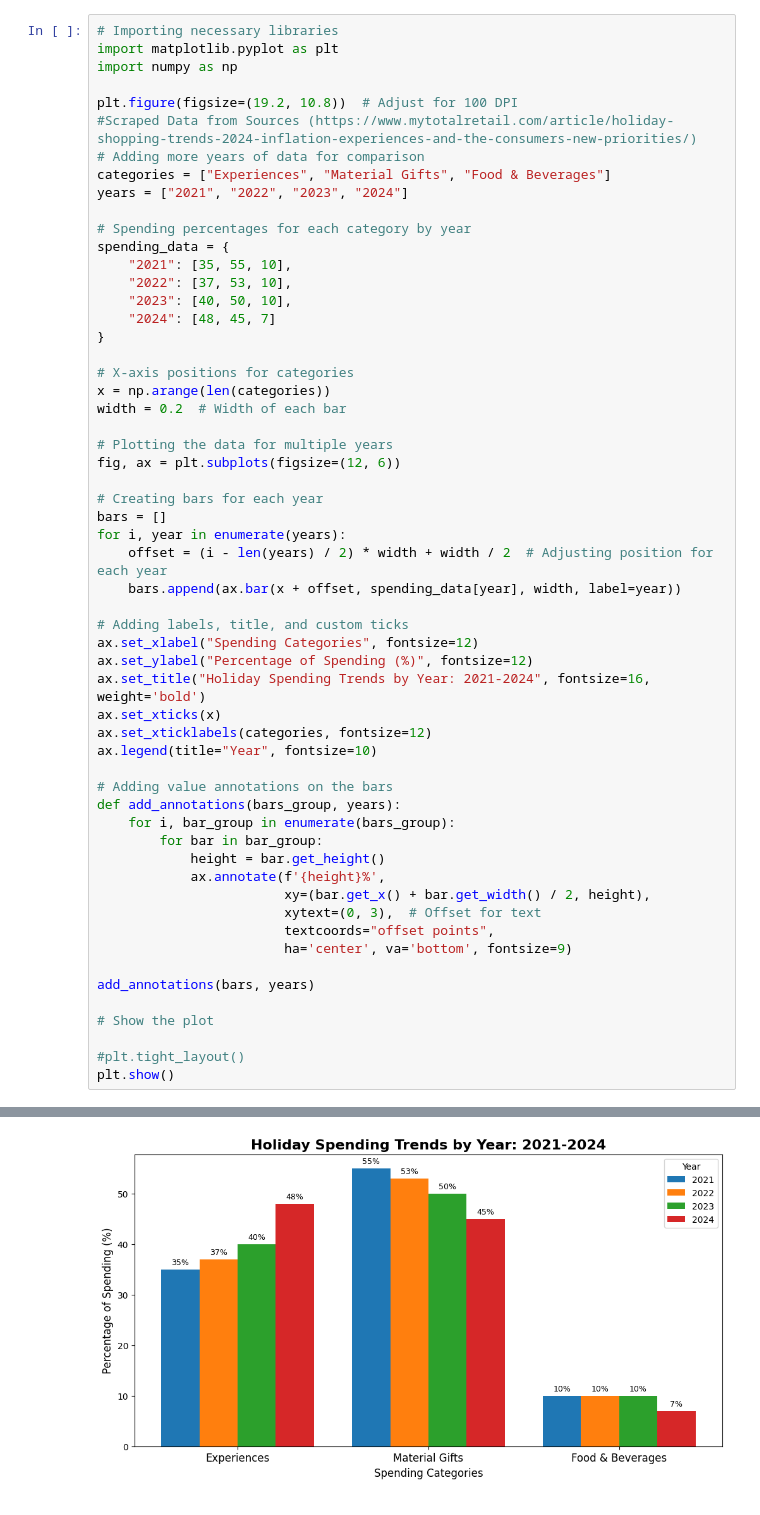
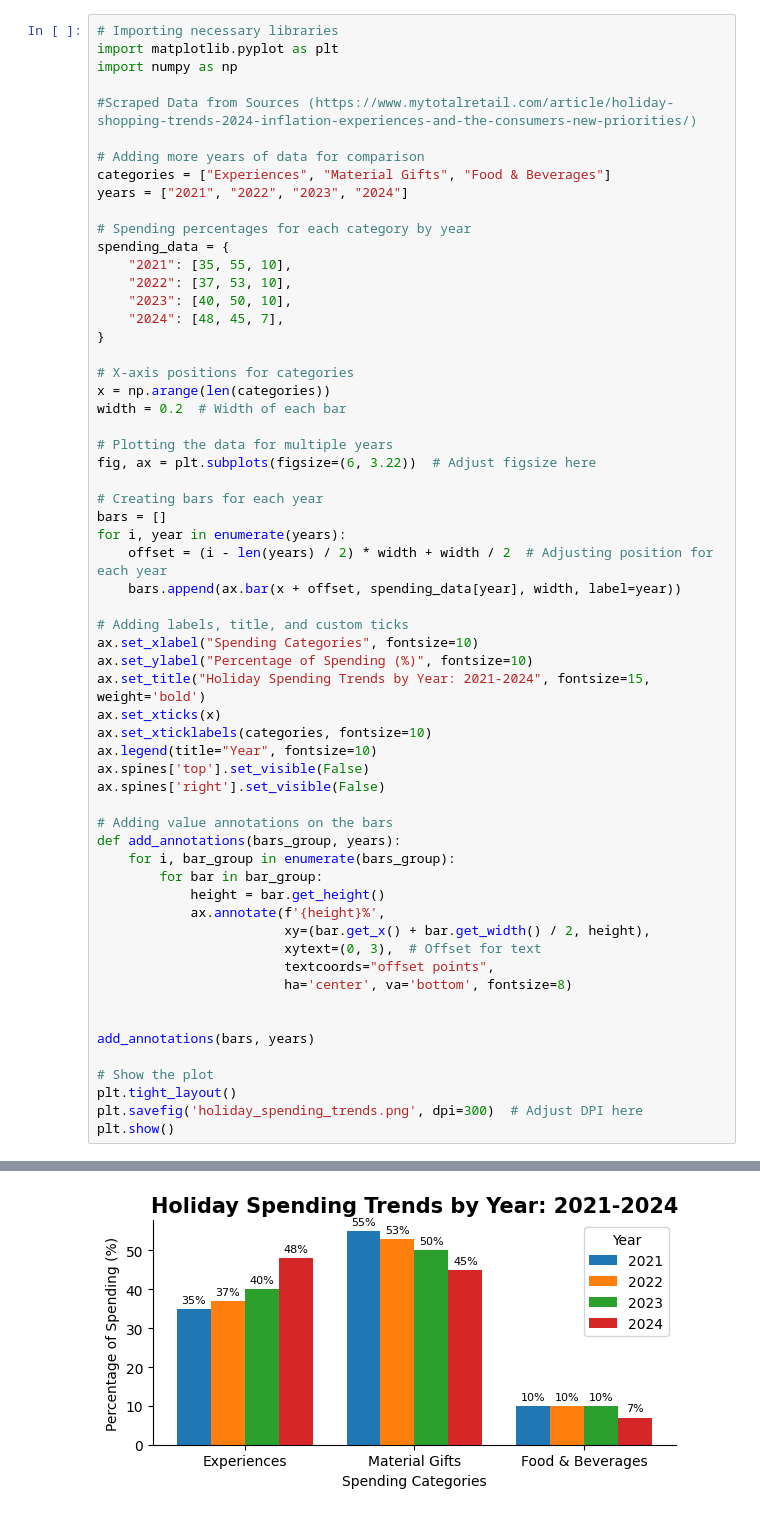
Before and after one commit to giohb777/AdvancedAnalytics, a Jupyter notebook: Holiday_Gifts_Trend.ipynb, the cells around one changed output, grey strips where cells are left out. Saved outputs shown, nothing was run; the diff lists cells and outputs as text.

```diff
--- a/Holiday_Gifts_Trend.ipynb
+++ b/Holiday_Gifts_Trend.ipynb
@@ -5,8 +5,8 @@
 import matplotlib.pyplot as plt
 import numpy as np
 
-plt.figure(figsize=(19.2, 10.8))  # Adjust for 100 DPI
 #Scraped Data from Sources (https://www.mytotalretail.com/article/holiday-shopping-trends-2024-inflation-experiences-and-the-consumers-new-priorities/)
+
 # Adding more years of data for comparison
 categories = ["Experiences", "Material Gifts", "Food & Beverages"]
 years = ["2021", "2022", "2023", "2024"]
@@ -16,7 +16,7 @@ spending_data = {
     "2021": [35, 55, 10],
     "2022": [37, 53, 10],
     "2023": [40, 50, 10],
-    "2024": [48, 45, 7]
+    "2024": [48, 45, 7],
 }
 
 # X-axis positions for categories
@@ -24,7 +24,7 @@ x = np.arange(len(categories))
 width = 0.2  # Width of each bar
 
 # Plotting the data for multiple years
-fig, ax = plt.subplots(figsize=(12, 6))
+fig, ax = plt.subplots(figsize=(6, 3.22))  # Adjust figsize here
 
 # Creating bars for each year
 bars = []
@@ -33,12 +33,14 @@ for i, year in enumerate(years):
     bars.append(ax.bar(x + offset, spending_data[year], width, label=year))
 
 # Adding labels, title, and custom ticks
-ax.set_xlabel("Spending Categories", fontsize=12)
-ax.set_ylabel("Percentage of Spending (%)", fontsize=12)
-ax.set_title("Holiday Spending Trends by Year: 2021-2024", fontsize=16, weight='bold')
+ax.set_xlabel("Spending Categories", fontsize=10)
+ax.set_ylabel("Percentage of Spending (%)", fontsize=10)
+ax.set_title("Holiday Spending Trends by Year: 2021-2024", fontsize=15, weight='bold')
 ax.set_xticks(x)
-ax.set_xticklabels(categories, fontsize=12)
+ax.set_xticklabels(categories, fontsize=10)
 ax.legend(title="Year", fontsize=10)
+ax.spines['top'].set_visible(False)
+ax.spines['right'].set_visible(False)
 
 # Adding value annotations on the bars
 def add_annotations(bars_group, years):
@@ -49,12 +51,13 @@ def add_annotations(bars_group, years):
                         xy=(bar.get_x() + bar.get_width() / 2, height),
                         xytext=(0, 3),  # Offset for text
                         textcoords="offset points",
-                        ha='center', va='bottom', fontsize=9)
+                        ha='center', va='bottom', fontsize=8)
+
 
 add_annotations(bars, years)
 
 # Show the plot
-
-#plt.tight_layout()
+plt.tight_layout()
+plt.savefig('holiday_spending_trends.png', dpi=300)  # Adjust DPI here
 plt.show()
 # %% [output]
@@ -62 +64 @@ plt.show()
-[figure, old version]
+[figure, new version]
```
Also changed, not shown: parts of 1 cell of this notebook.
